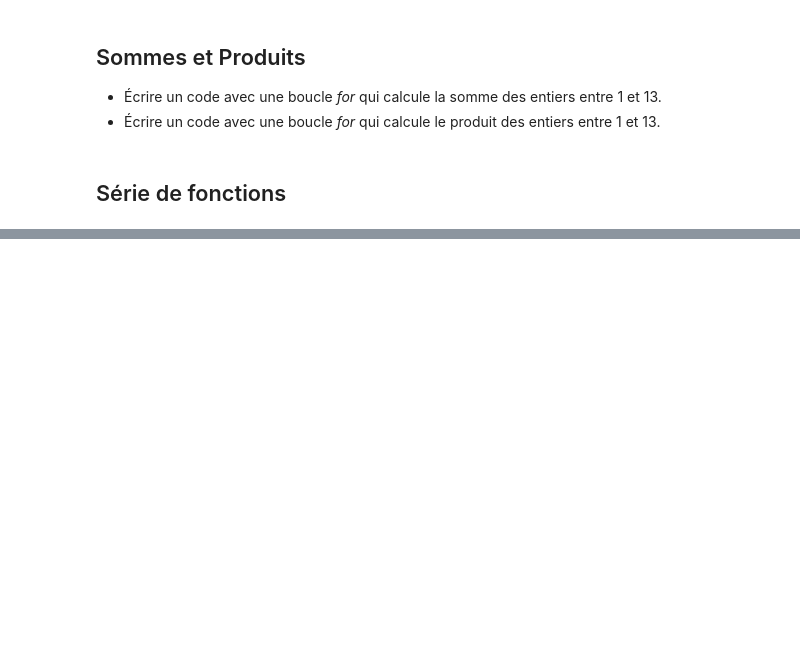
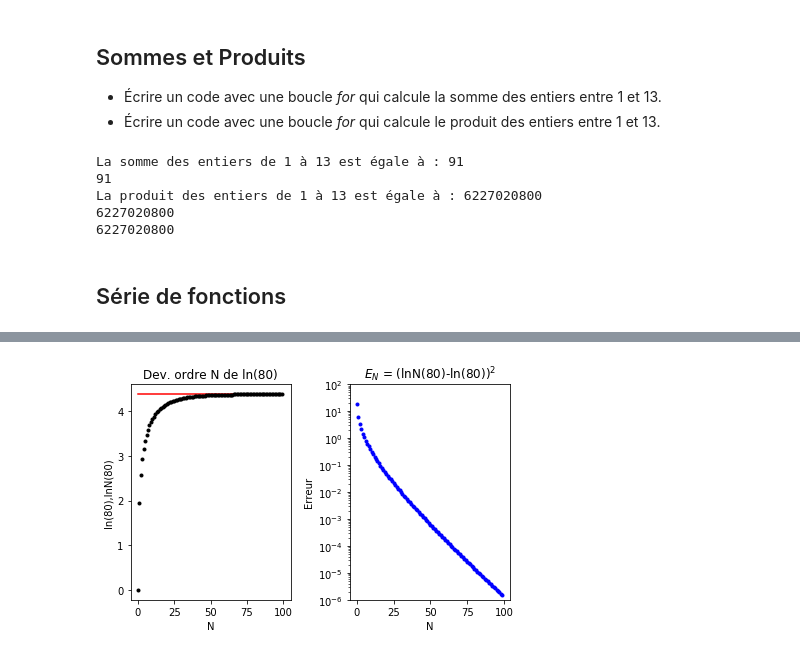
Before and after one commit to laurentwitkowski/LU2ME103, a Jupyter notebook: TP2_2019_2020.ipynb, the cells around one changed output, grey strips where cells are left out. Cells and saved outputs as stored; diff of their text form; code cells hidden in the pictures; blank space fills up the shorter version.

```diff
--- a/TP2_2019_2020.ipynb
+++ b/TP2_2019_2020.ipynb
@@ -27,3 +54,34 @@ Vous devez obtenir la figure suivante:
+# %%
+# On initialise Somme_Entier avec 0 l'élément neutre de la somme
+Somme_entier = 0
+
+for ind in range(1,14):
+    Somme_entier = Somme_entier + ind
+
+print("La somme des entiers de 1 à 13 est égale à : "+str(Somme_entier) )
+
+# Que l'on peut aussi calculer ave np.sum
+print(np.sum(np.arange(1,14)))
+
+
+# On initialise Produit_entier avec 1 l'élément neutre du produit
+Produit_entier = 1
+
+for ind in range(1,14):
+    Produit_entier = Produit_entier*ind
+
+print("La produit des entiers de 1 à 13 est égale à : "+str(Produit_entier) )
+
+# Que l'on peut aussi calculer ave np.prod qui calcule le produit des éléments d'un tableau
+print(np.prod(np.arange(1,14)))
+# Ici c'est encore plus simple avec factoriel de numpy.
+print(np.math.factorial(13))
+# %% [output]
+La somme des entiers de 1 à 13 est égale à : 91
+91
+La produit des entiers de 1 à 13 est égale à : 6227020800
+6227020800
+6227020800
 # %% [markdown]
 ## Série de fonctions
 # %% [markdown]
@@ -42,3 +98,39 @@ Prendre soin de mettre les titres, les noms des axes, d'utiliser subplot. Utilis
+# %%
+# Initialisation
+N       = 100
+x       = 80 #valeur de x pour laquelle on calcule le DL
+Ln_N    = np.zeros(N)
+
+for n in range(N-1):
+    Ln_N[n+1] = Ln_N[n] + 2/(2*n+1)*((x-1)/(x+1))**(2*n+1)
+
+Err = (Ln_N - np.log(x))**2 # Cette ligne crée Err et les opérations se font sur le tableau en entier.
+
+plt.subplot(121)
+# plt.subplot(mnk)
+# cette fonction reserve m lignes et n colonnes pour tracer ici
+# deux sous-figures l'une à côté de l'autre (k prend toutes les valeurs de 1 à m*n).
+
+# On trace la valeur de ln(80) le long d'un segment dont les extremites
+# ont pour coordonnees :(0,ln(80)) et (100,ln(80))
+plt.plot([0,N],[np.log(x),np.log(x)],'-r')
+plt.plot(range(N),Ln_N,'.k')
+plt.xlabel('N')
+plt.ylabel('ln('+str(x)+'),lnN('+str(x)+')')
+plt.title('Dev. ordre N de ln('+str(x)+')')
+
+plt.subplot(122)
+plt.semilogy(range(N),Err,'.b')
+plt.xlabel('N')
+plt.ylabel('Erreur')
+plt.ylim((10**(-6),10**2))
+plt.title('$E_N$ = (lnN('+str(x)+')-ln('+str(x)+'))$^2$') # mettre en $$ permet de faire
+                                       # des formules avec Latex
+plt.tight_layout()      # Permet d'écarter les sous figures
+plt.savefig('DevLimitLn.png')
+plt.show()
+# %% [output]
+[figure, added]
 # %% [markdown]
 Pour x réel, on donne le développement en série à l'ordre N de la fonction sin(x) :
 $$
```
Also changed, not shown: parts of 11 cells of this notebook.
